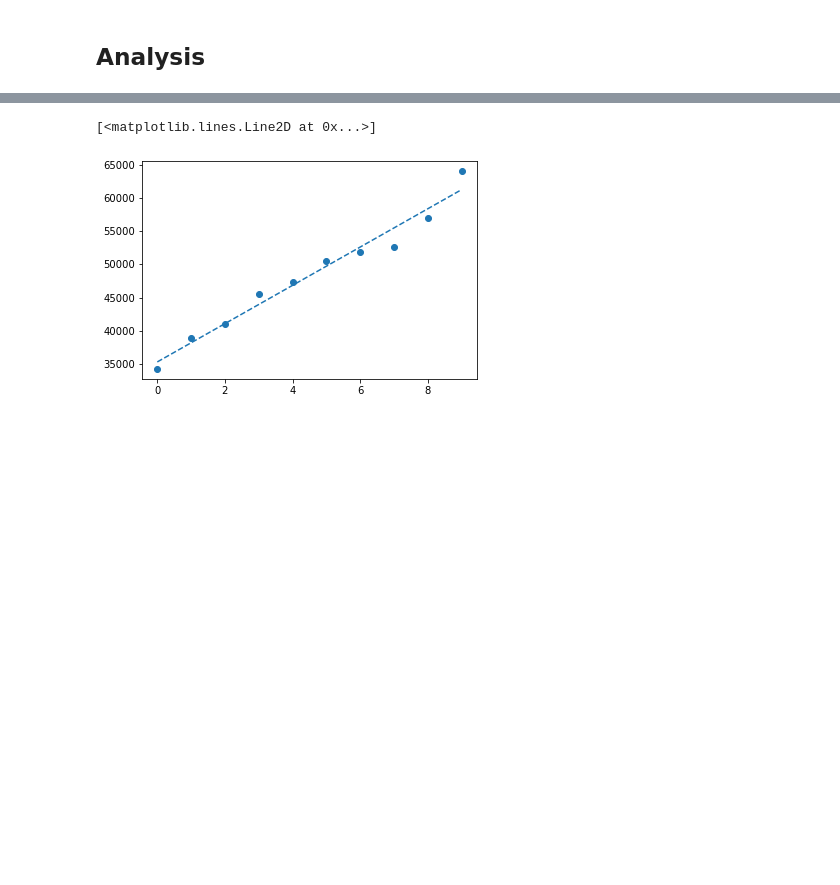
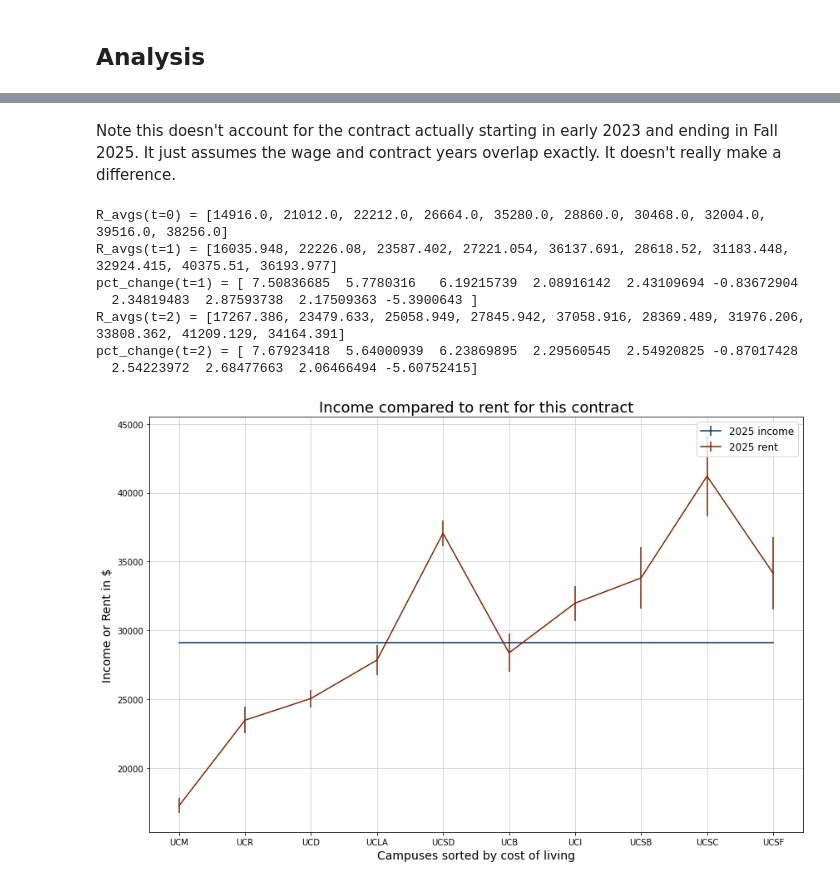
Before and after one commit to NeotenicPrimate/UawAnalysis, a Jupyter notebook: mcsim/single_sim.ipynb, the cells around one changed output, grey strips where cells are left out. Cells and saved outputs as stored; diff of their text form; code cells hidden in the pictures; blank space fills up the shorter version.

```diff
--- a/mcsim/single_sim.ipynb
+++ b/mcsim/single_sim.ipynb
@@ -129,10 +91,67 @@ S
-# %%
-# Linear fit on cost of living vs campus
-col = np.array([34216., 38812.8, 40934.4, 45531.2, 47299.2, 50460.8, 51833.6, 52665.6, 57075.2, 64084.8])
-x = np.arange(len(col))
-m, b = np.polyfit(x, col, 1)
-plt.scatter(x, col)
-plt.plot(x, m*x+b, ls='--')
-# %% [output]
-[<matplotlib.lines.Line2D at 0x...>]
-[figure, removed]
+# %% [markdown]
+Note this doesn't account for the contract actually starting in early 2023 and ending in Fall 2025. It just assumes the wage and contract years overlap exactly. It doesn't really make a difference.
+# %%
+df = pd.read_csv('out.csv')
+
+# An extremely naive way to simluate cost of living change
+# current living wage data taken from MIT cost of living calculator
+lw = np.array([34216. , 38812.8, 40934.4, 45531.2, 47299.2, 50460.8, 51833.6, 52665.6, 57075.2, 64084.8])
+for t in range(2):
+    lw = lw * 1.05
+
+time = np.arange(0, tfinal+tstep, tstep)
+y_0 = 2023 # Year contract begins
+
+fig = plt.figure(figsize=(12,8))
+colmap = cm.get_cmap('Blues', 12)
+Rcolmap = cm.get_cmap('Oranges', 12)
+R_all = []
+pct_change_all = []
+for i, t in enumerate(time):
+    income_avgs = []
+    income_stds = []
+    R_avgs = []
+    R_stds = []
+    for k in range(len(bw_0)):
+        df_sub = df[(df.t == t) & (df.k == k)]
+        bw_avg, bw_std = np.mean(df_sub['w_0']), np.std(df_sub['w_0'])
+        h_avg, h_std = np.mean(df_sub['h']), np.std(df_sub['h'])
+        income_avg = bw_avg + h_avg
+        income_avgs.append(income_avg)
+        income_std = np.sqrt(bw_std**2 + h_std**2)
+        income_stds.append(income_std)
+        R_avg, R_std = np.mean(df_sub['R']), np.std(df_sub['R'])
+        R_avgs.append(R_avg)
+        R_stds.append(R_std)
+    print('R_avgs(t={}) = {}'.format(t,R_avgs))
+    R_all.append(np.array(R_avgs))
+    if t > 0:
+        pct_change = ((R_all[i]-R_all[i-1])/R_all[i-1])*100
+        print('pct_change(t={}) = {}'.format(t, pct_change))
+        pct_change_all.append(pct_change)
+    if i == len(time)-1:
+        plt.errorbar(ucnames,income_avgs,yerr=income_stds,
+                     label='{} income'.format(str(t+y_0)), c=colmap((i+1)/3))
+        plt.errorbar(ucnames,R_avgs,yerr=R_stds,
+                     label='{} rent'.format(str(t+y_0)), c=Rcolmap((i+1)/3))
+    #     plt.plot(ucnames,np.array(income_avgs)*0.3, ls='--', c=Rcolmap(i/3),
+    #                 label='rent burden thresh year {}'.format(str(t)))
+
+# plt.plot(ucnames,lw, c='red', label='Cost of living final year')
+plt.grid(True,alpha=0.6)
+plt.title('Income compared to rent for this contract', fontsize=18)
+plt.ylabel('Income or Rent in $', fontsize=14)
+plt.xlabel('Campuses sorted by cost of living', fontsize=14)
+plt.tight_layout()
+plt.legend(fontsize='large')
+plt.savefig('UCpropsim.png', dpi=200, facecolor='white', transparent=False)
+plt.show()
+# %% [output]
+R_avgs(t=0) = [14916.0, 21012.0, 22212.0, 26664.0, 35280.0, 28860.0, 30468.0, 32004.0, 39516.0, 38256.0]
+R_avgs(t=1) = [16035.948, 22226.08, 23587.402, 27221.054, 36137.691, 28618.52, 31183.448, 32924.415, 40375.51, 36193.977]
+pct_change(t=1) = [ 7.50836685  5.7780316   6.19215739  2.08916142  2.43109694 -0.83672904
+  2.34819483  2.87593738  2.17509363 -5.3900643 ]
+R_avgs(t=2) = [17267.386, 23479.633, 25058.949, 27845.942, 37058.916, 28369.489, 31976.206, 33808.362, 41209.129, 34164.391]
+pct_change(t=2) = [ 7.67923418  5.64000939  6.23869895  2.29560545  2.54920825 -0.87017428
+  2.54223972  2.68477663  2.06466494 -5.60752415]
+[figure, added]
```
Also changed, not shown: parts of 15 cells of this notebook, 4 other files.
